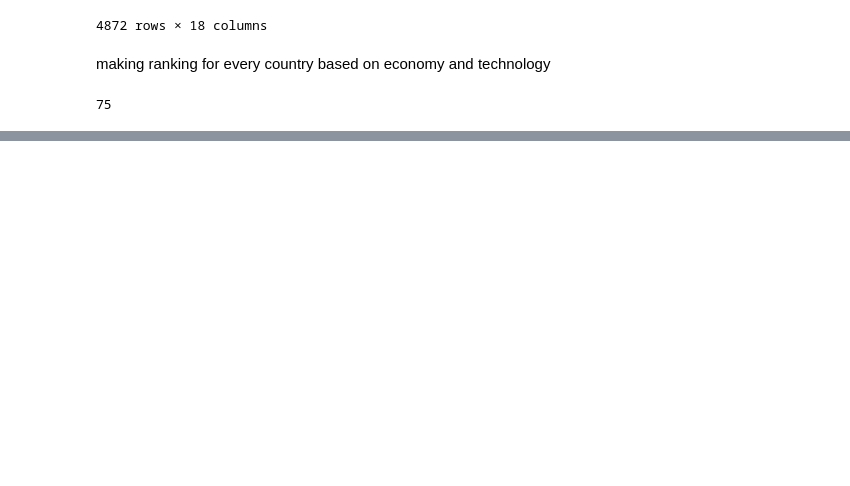
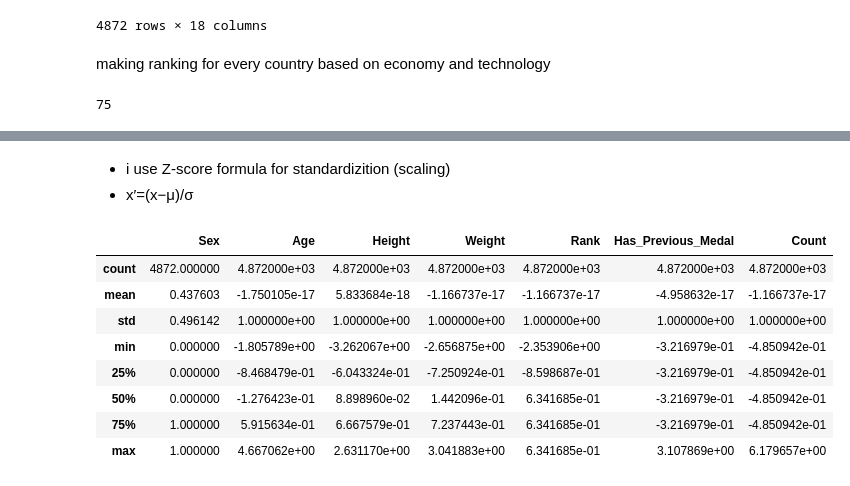
Before and after one commit to amiramiriani/ML_TEST, a Jupyter notebook: code/Untitled.ipynb, the cells around one changed output, grey strips where cells are left out. Drawn from its saved outputs; the diff is of its cells as text; code cells hidden in the pictures; blank space fills up the shorter version.

```diff
--- a/code/Untitled.ipynb
+++ b/code/Untitled.ipynb
@@ -138,0 +160,22 @@ Gymnastics_df_5000_sample
+# %% [markdown]
+- i use Z-score formula for standardizition (scaling)
+- x′=(x−μ)/σ
+# %%
+num_cols = ["Age", "Height", "Weight","Count","Rank","Has_Previous_Medal"]
+
+for col in num_cols:
+    mean = Gymnastics_df_5000_sample[col].mean()
+    std = Gymnastics_df_5000_sample[col].std()
+    Gymnastics_df_5000_sample[col] = (Gymnastics_df_5000_sample[col] - mean) / std
+Gymnastics_df_5000_sample = Gymnastics_df_5000_sample.drop(columns=["ID"])
+Gymnastics_df_5000_sample.describe()
+# %% [output]
+|  | Sex | Age | Height | Weight | Rank | Has_Previous_Medal | Count |
+| count | 4872.000000 | 4.872000e+03 | 4.872000e+03 | 4.872000e+03 | 4.872000e+03 | 4.872000e+03 | 4.872000e+03 |
+| mean | 0.437603 | -1.750105e-17 | 5.833684e-18 | -1.166737e-17 | -1.166737e-17 | -4.958632e-17 | -1.166737e-17 |
+| std | 0.496142 | 1.000000e+00 | 1.000000e+00 | 1.000000e+00 | 1.000000e+00 | 1.000000e+00 | 1.000000e+00 |
+| min | 0.000000 | -1.805789e+00 | -3.262067e+00 | -2.656875e+00 | -2.353906e+00 | -3.216979e-01 | -4.850942e-01 |
+| 25% | 0.000000 | -8.468479e-01 | -6.043324e-01 | -7.250924e-01 | -8.598687e-01 | -3.216979e-01 | -4.850942e-01 |
+| 50% | 0.000000 | -1.276423e-01 | 8.898960e-02 | 1.442096e-01 | 6.341685e-01 | -3.216979e-01 | -4.850942e-01 |
+| 75% | 1.000000 | 5.915634e-01 | 6.667579e-01 | 7.237443e-01 | 6.341685e-01 | -3.216979e-01 | -4.850942e-01 |
+| max | 1.000000 | 4.667062e+00 | 2.631170e+00 | 3.041883e+00 | 6.341685e-01 | 3.107869e+00 | 6.179657e+00 |
```
Also changed, not shown: parts of 6 cells of this notebook, 1 other file.
